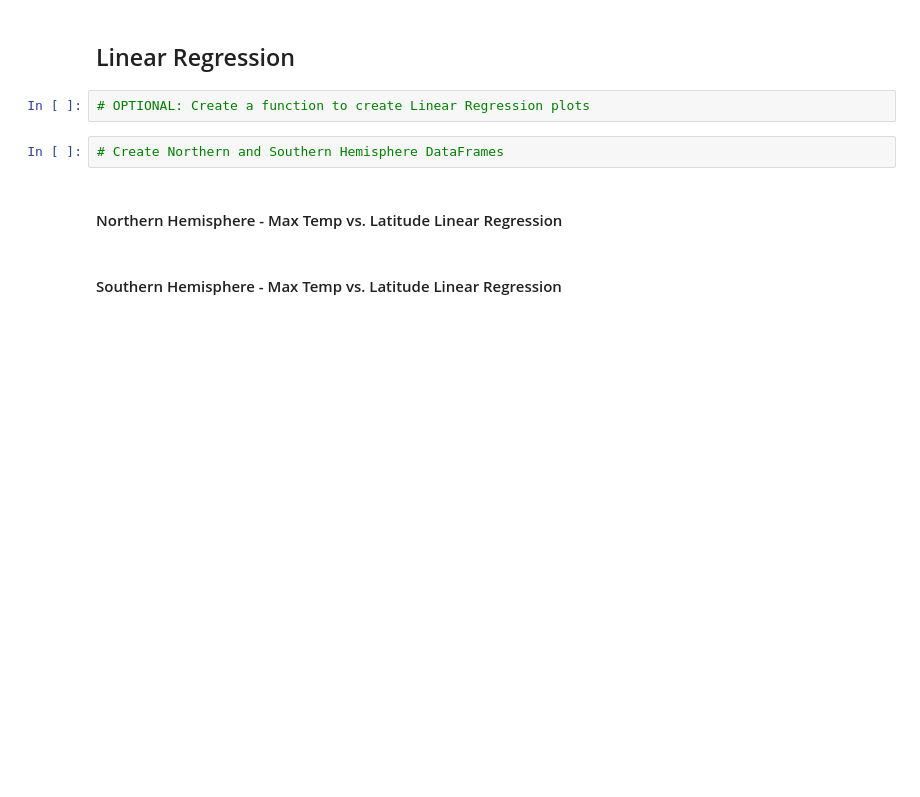
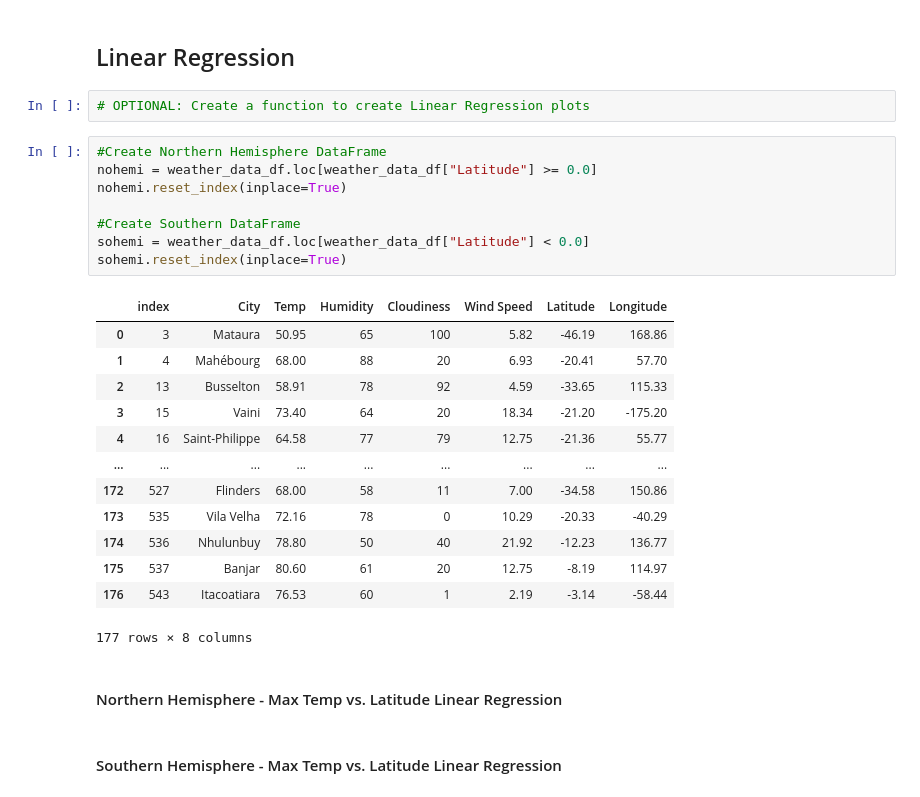
Before and after one commit to tipton-max01/6_python-api-challenge, a Jupyter notebook: WeatherPy.ipynb, the cells around one changed output. Cells and saved outputs as stored; diff of their text form; blank space fills up the shorter version.

Commit message:
nohemi/sohemi dfs

```diff
--- a/WeatherPy.ipynb
+++ b/WeatherPy.ipynb
@@ -275,8 +275,28 @@ plt.show()
 ## Linear Regression
 # %%
 # OPTIONAL: Create a function to create Linear Regression plots
-# %%
-# Create Northern and Southern Hemisphere DataFrames
+# %%
+#Create Northern Hemisphere DataFrame
+nohemi = weather_data_df.loc[weather_data_df["Latitude"] >= 0.0]
+nohemi.reset_index(inplace=True)
+
+#Create Southern DataFrame
+sohemi = weather_data_df.loc[weather_data_df["Latitude"] < 0.0]
+sohemi.reset_index(inplace=True)
+# %% [output]
+|  | index | City | Temp | Humidity | Cloudiness | Wind Speed | Latitude | Longitude |
+| 0 | 3 | Mataura | 50.95 | 65 | 100 | 5.82 | -46.19 | 168.86 |
+| 1 | 4 | Mahébourg | 68.00 | 88 | 20 | 6.93 | -20.41 | 57.70 |
+| 2 | 13 | Busselton | 58.91 | 78 | 92 | 4.59 | -33.65 | 115.33 |
+| 3 | 15 | Vaini | 73.40 | 64 | 20 | 18.34 | -21.20 | -175.20 |
+| 4 | 16 | Saint-Philippe | 64.58 | 77 | 79 | 12.75 | -21.36 | 55.77 |
+| ... | ... | ... | ... | ... | ... | ... | ... | ... |
+| 172 | 527 | Flinders | 68.00 | 58 | 11 | 7.00 | -34.58 | 150.86 |
+| 173 | 535 | Vila Velha | 72.16 | 78 | 0 | 10.29 | -20.33 | -40.29 |
+| 174 | 536 | Nhulunbuy | 78.80 | 50 | 40 | 21.92 | -12.23 | 136.77 |
+| 175 | 537 | Banjar | 80.60 | 61 | 20 | 12.75 | -8.19 | 114.97 |
+| 176 | 543 | Itacoatiara | 76.53 | 60 | 1 | 2.19 | -3.14 | -58.44 |
+177 rows × 8 columns
 # %% [markdown]
 ####  Northern Hemisphere - Max Temp vs. Latitude Linear Regression
 # %% [markdown]
```
Also changed, not shown: parts of 1 cell of this notebook.
